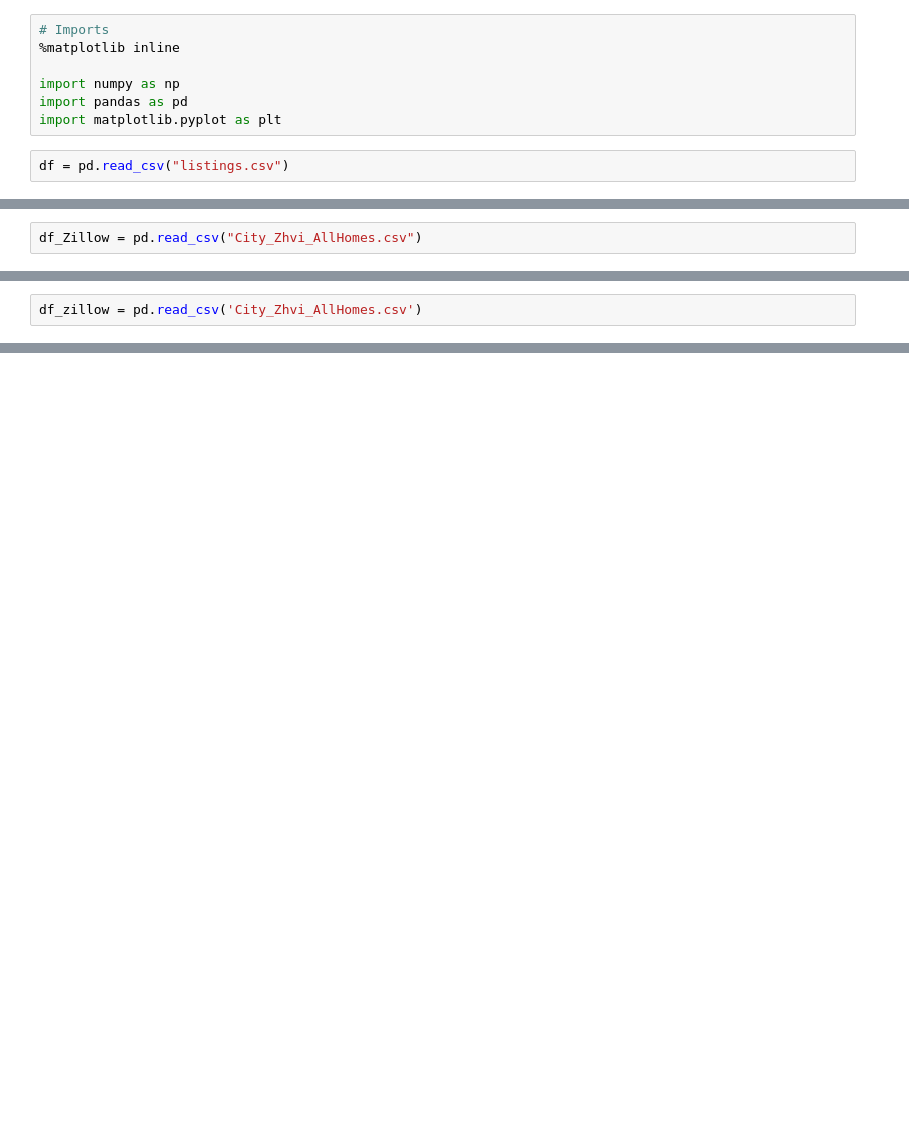
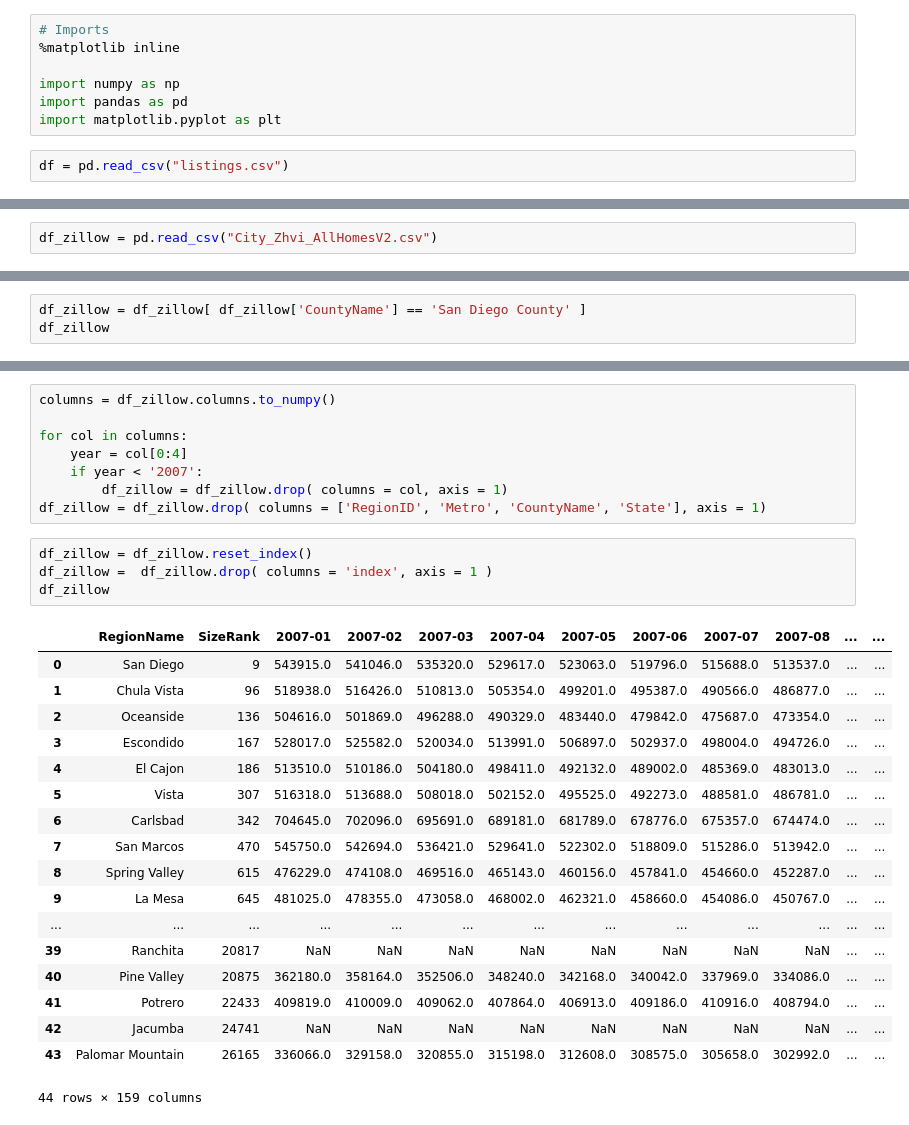
Before and after one commit to aaronaher619/COGS-108-Final-Project, a Jupyter notebook: Final_Project.ipynb, the cells around one changed output, grey strips where cells are left out. Drawn from its saved outputs; the diff is of its cells as text; blank space fills up the shorter version.

```diff
--- a/Final_Project.ipynb
+++ b/Final_Project.ipynb
@@ -19,4 +19,4 @@ df.head()
 | 3 | 38245 | Point Loma: Den downstairs | Loma Portal | 92106 | 32.74202 | -117.21870 | t | House | ... |
 | 4 | 39516 | Art Studio Retreat/Rustic Cabin | North Park | 92104 | 32.73188 | -117.11918 | t | Tiny house | ... |
 # %%
-df_Zillow = pd.read_csv("City_Zhvi_AllHomes.csv")
+df_zillow = pd.read_csv("City_Zhvi_AllHomesV2.csv")
@@ -25,2 +23,3 @@ UnicodeDecodeError: 'utf-8' codec can't decode byte 0xf1 in position 2: invalid
-# %%
-df_zillow = pd.read_csv('City_Zhvi_AllHomes.csv')
+# %%
+df_zillow = df_zillow[ df_zillow['CountyName'] == 'San Diego County' ]
+df_zillow
@@ -26,0 +45,31 @@ df_zillow = pd.read_csv('City_Zhvi_AllHomes.csv')
+# %%
+columns = df_zillow.columns.to_numpy()
+
+for col in columns:
+    year = col[0:4]
+    if year < '2007':
+        df_zillow = df_zillow.drop( columns = col, axis = 1)
+df_zillow = df_zillow.drop( columns = ['RegionID', 'Metro', 'CountyName', 'State'], axis = 1)
+# %%
+df_zillow = df_zillow.reset_index()
+df_zillow =  df_zillow.drop( columns = 'index', axis = 1 )
+df_zillow
+# %% [output]
+|  | RegionName | SizeRank | 2007-01 | 2007-02 | 2007-03 | 2007-04 | 2007-05 | 2007-06 | 2007-07 | 2007-08 | ... | ... |
+| 0 | San Diego | 9 | 543915.0 | 541046.0 | 535320.0 | 529617.0 | 523063.0 | 519796.0 | 515688.0 | 513537.0 | ... | ... |
+| 1 | Chula Vista | 96 | 518938.0 | 516426.0 | 510813.0 | 505354.0 | 499201.0 | 495387.0 | 490566.0 | 486877.0 | ... | ... |
+| 2 | Oceanside | 136 | 504616.0 | 501869.0 | 496288.0 | 490329.0 | 483440.0 | 479842.0 | 475687.0 | 473354.0 | ... | ... |
+| 3 | Escondido | 167 | 528017.0 | 525582.0 | 520034.0 | 513991.0 | 506897.0 | 502937.0 | 498004.0 | 494726.0 | ... | ... |
+| 4 | El Cajon | 186 | 513510.0 | 510186.0 | 504180.0 | 498411.0 | 492132.0 | 489002.0 | 485369.0 | 483013.0 | ... | ... |
+| 5 | Vista | 307 | 516318.0 | 513688.0 | 508018.0 | 502152.0 | 495525.0 | 492273.0 | 488581.0 | 486781.0 | ... | ... |
+| 6 | Carlsbad | 342 | 704645.0 | 702096.0 | 695691.0 | 689181.0 | 681789.0 | 678776.0 | 675357.0 | 674474.0 | ... | ... |
+| 7 | San Marcos | 470 | 545750.0 | 542694.0 | 536421.0 | 529641.0 | 522302.0 | 518809.0 | 515286.0 | 513942.0 | ... | ... |
+| 8 | Spring Valley | 615 | 476229.0 | 474108.0 | 469516.0 | 465143.0 | 460156.0 | 457841.0 | 454660.0 | 452287.0 | ... | ... |
+| 9 | La Mesa | 645 | 481025.0 | 478355.0 | 473058.0 | 468002.0 | 462321.0 | 458660.0 | 454086.0 | 450767.0 | ... | ... |
+| ... | ... | ... | ... | ... | ... | ... | ... | ... | ... | ... | ... | ... |
+| 39 | Ranchita | 20817 | NaN | NaN | NaN | NaN | NaN | NaN | NaN | NaN | ... | ... |
+| 40 | Pine Valley | 20875 | 362180.0 | 358164.0 | 352506.0 | 348240.0 | 342168.0 | 340042.0 | 337969.0 | 334086.0 | ... | ... |
+| 41 | Potrero | 22433 | 409819.0 | 410009.0 | 409062.0 | 407864.0 | 406913.0 | 409186.0 | 410916.0 | 408794.0 | ... | ... |
+| 42 | Jacumba | 24741 | NaN | NaN | NaN | NaN | NaN | NaN | NaN | NaN | ... | ... |
+| 43 | Palomar Mountain | 26165 | 336066.0 | 329158.0 | 320855.0 | 315198.0 | 312608.0 | 308575.0 | 305658.0 | 302992.0 | ... | ... |
+44 rows × 159 columns
```
Also changed, not shown: parts of 2 cells of this notebook.
